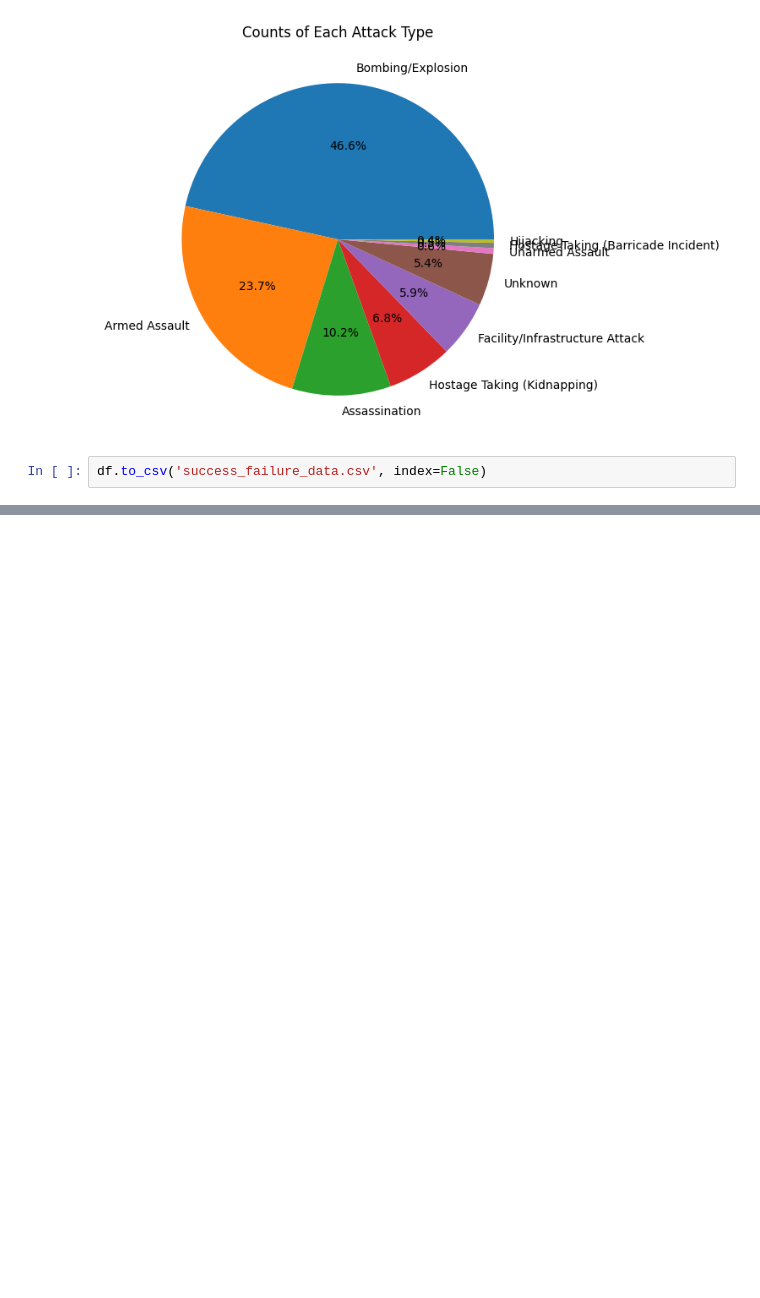
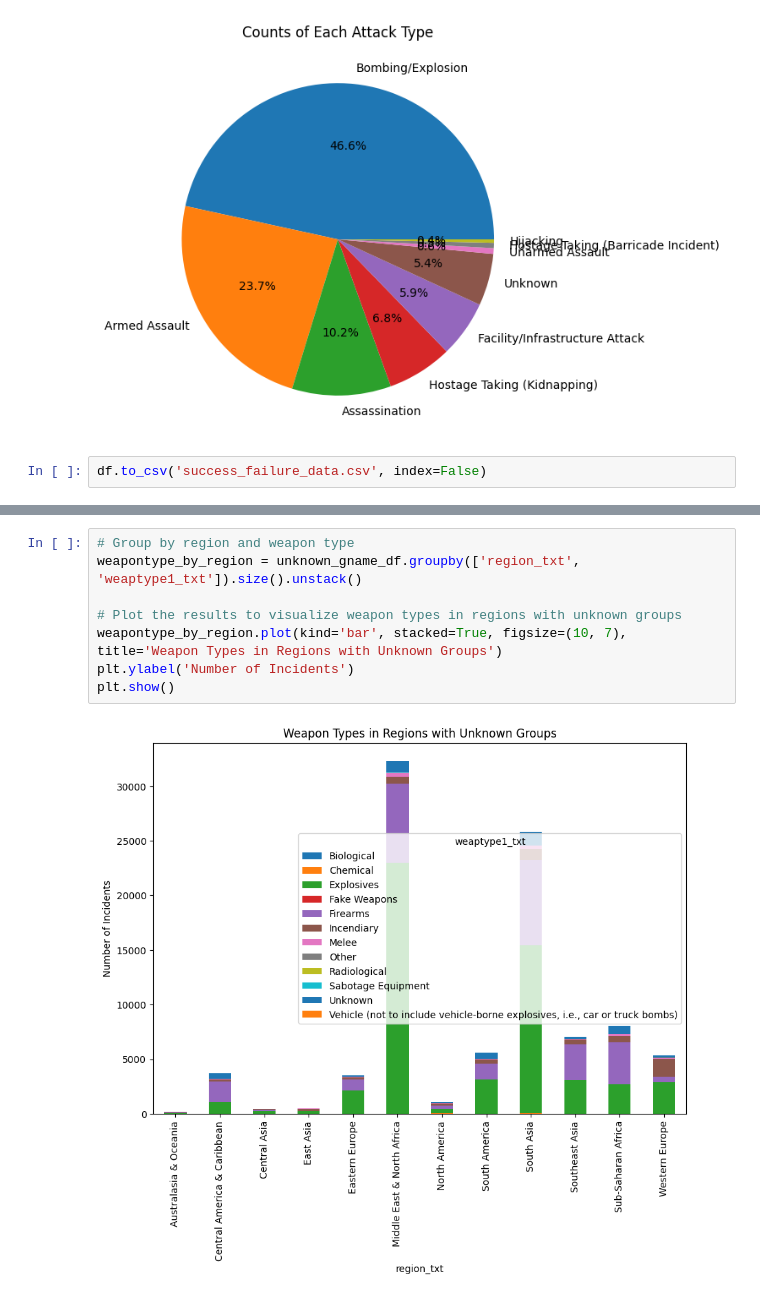
Before and after one commit to saitejasri1/Globalterror, a Jupyter notebook: Data Analysis code/sample.ipynb, the cells around one changed output, grey strips where cells are left out. Saved outputs shown, nothing was run; the diff lists cells and outputs as text; blank space fills up the shorter version.

```diff
--- a/Data Analysis code/sample.ipynb
+++ b/Data Analysis code/sample.ipynb
@@ -161,0 +231,10 @@ df.to_csv('success_failure_data.csv', index=False)
+# %%
+# Group by region and weapon type
+weapontype_by_region = unknown_gname_df.groupby(['region_txt', 'weaptype1_txt']).size().unstack()
+
+# Plot the results to visualize weapon types in regions with unknown groups
+weapontype_by_region.plot(kind='bar', stacked=True, figsize=(10, 7), title='Weapon Types in Regions with Unknown Groups')
+plt.ylabel('Number of Incidents')
+plt.show()
+# %% [output]
+[figure, added]
```
Also changed, not shown: parts of 16 cells of this notebook, 18 other files.
